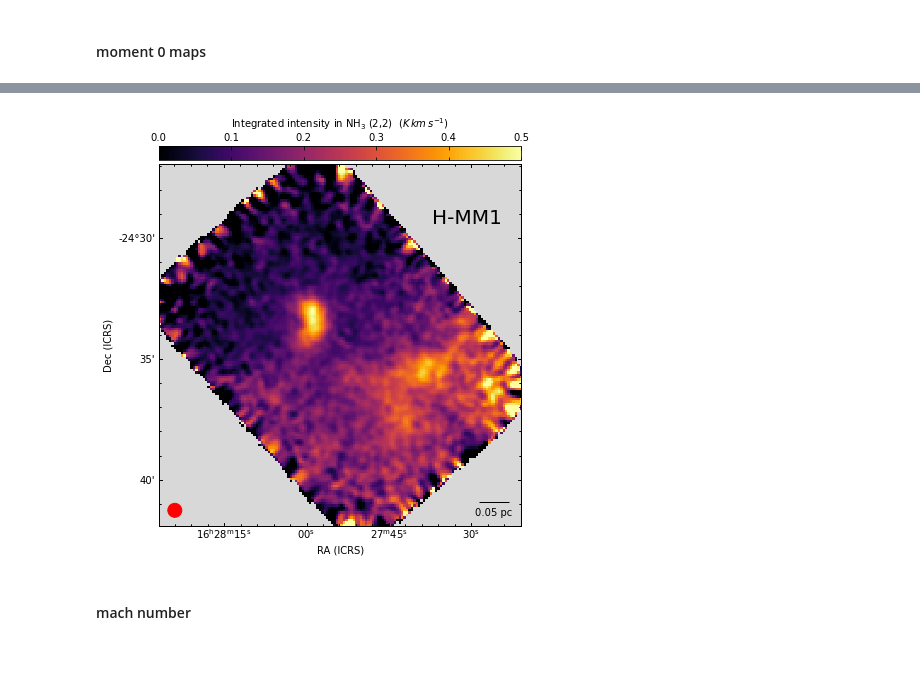
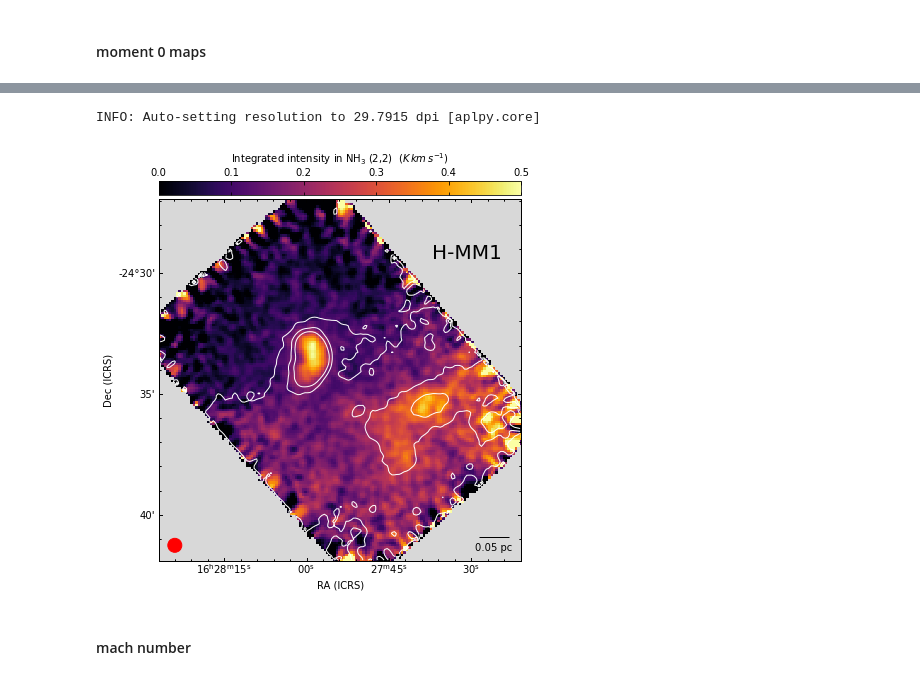
Before and after one commit to SpandanCh/H-MM1_extended_subsonic, a Jupyter notebook: make_figures.ipynb, the cells around one changed output, grey strips where cells are left out. Drawn from its saved outputs; the diff is of its cells as text; code cells hidden in the pictures.

```diff
--- a/make_figures.ipynb
+++ b/make_figures.ipynb
@@ -418,7 +418,7 @@ fig = setup_plot( fig, cmap=cmap, vmin=0, vmax=0.5, col_text = r'Integrated inte
 
 fig.beam.set_corner('bottom left')
 
-# fig.show_contour(para_map_dir + 'mach_number_1cmp_w_mask.fits', levels=[1], colors='k',linewidths=1)
+fig.show_contour(mom0_11_repr, levels=np.array([15, 30, 45])*0.06, colors='w',linewidths=1)
 
-fig.savefig(figs_dir + 'mom0_22_repr.pdf')
+fig.savefig(figs_dir + 'mom0_22_repr_snr_contours.pdf')
 # %% [output]
@@ -426,4 +426,5 @@ INFO: Auto-setting resolution to 29.7915 dpi [aplpy.core]
+INFO: Auto-setting resolution to 29.7915 dpi [aplpy.core]
-[figure, old version]
+[figure, new version]
 # %% [markdown]
 #### mach number
 # %%
```
Also changed, not shown: parts of 4 cells of this notebook, 2 other files.
